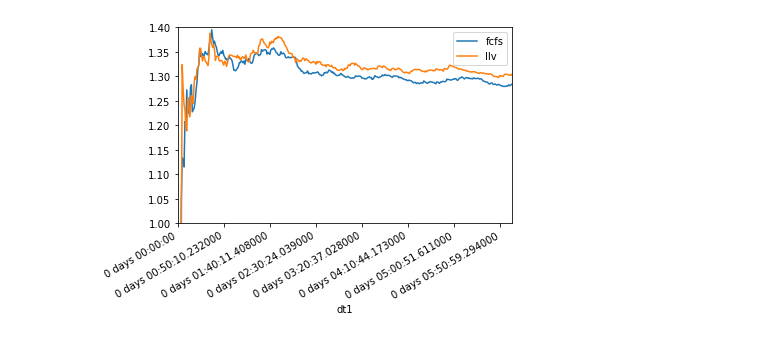
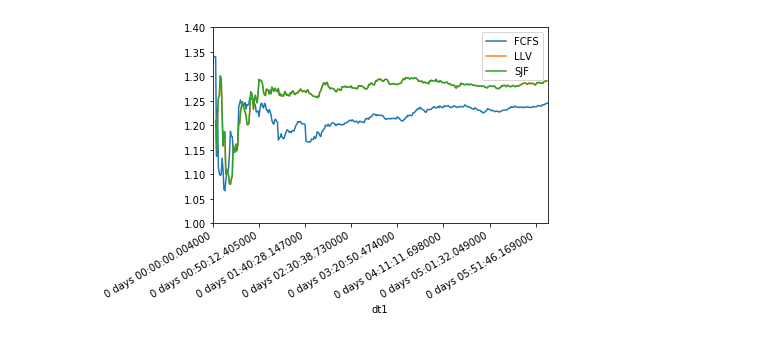
Before and after one commit to paulbalaji/drone-sim, a Jupyter notebook: codebase/analysis/analysis.ipynb, the cells around one changed output. Saved outputs shown, nothing was run; the diff lists cells and outputs as text; code cells hidden in the pictures.

```diff
--- a/codebase/analysis/analysis.ipynb
+++ b/codebase/analysis/analysis.ipynb
@@ -7,6 +7,7 @@ inputfile = "05jun_fcfs.txt"
 
 fcfs = pd.read_table("05jun_fcfs.txt", " ")
 llv = pd.read_table("06jun_llv.txt", " ")
+sjf = pd.read_table("06jun_llv.txt", " ")
 # %%
 def cleanse(df):
     df['dt1'] = df['dt1'] + " " + df['dt2'] + " " + df['dt3'] + " " + df['dt4']
@@ -25,17 +26,20 @@ def cleanse(df):
 
 fcfs = cleanse(fcfs)
 llv = cleanse(llv)
+sjf = cleanse(sjf)
 # %%
 yaxis = 'avgProfitPerDelivery'
-controller = 2;
+controller = 3;
 
 fcfsx = fcfs.loc[fcfs['controller'] == controller]
 llvx = llv.loc[llv['controller'] == controller]
+sjfx = sjf.loc[llv['controller'] == controller]
 
 ax = fcfsx.plot(x='dt1', y=yaxis)
 llvx.plot(x='dt1', y=yaxis, ax=ax)
-ax.legend(["fcfs", "llv"]);
+sjfx.plot(x='dt1', y=yaxis, ax=ax)
+ax.legend(["FCFS", "LLV", "SJF"]);
 ax.set_ylim([1, 1.4])
 plt.show()
 # %% [output]
-[figure, old version]
+[figure, new version]
```
